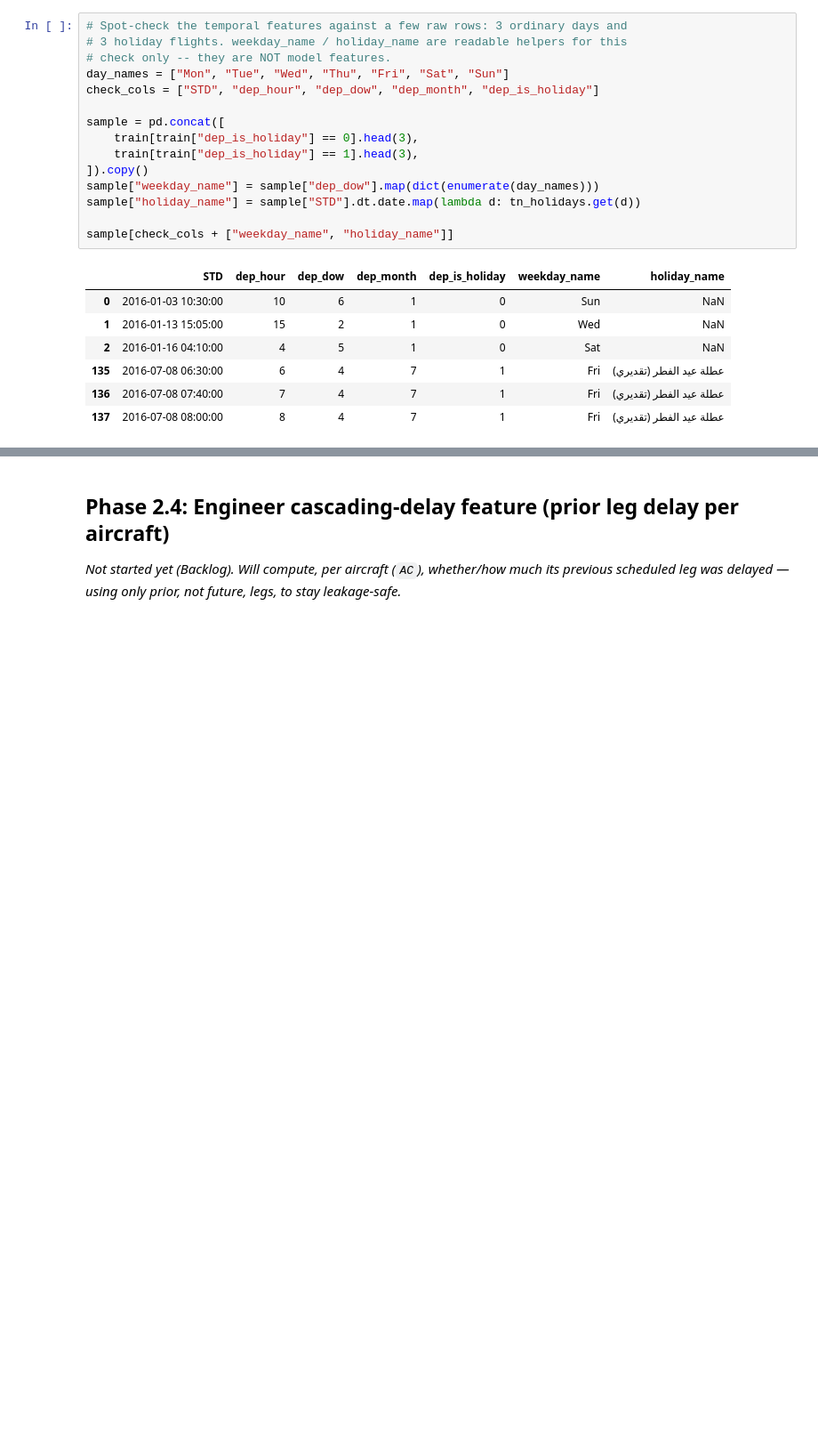
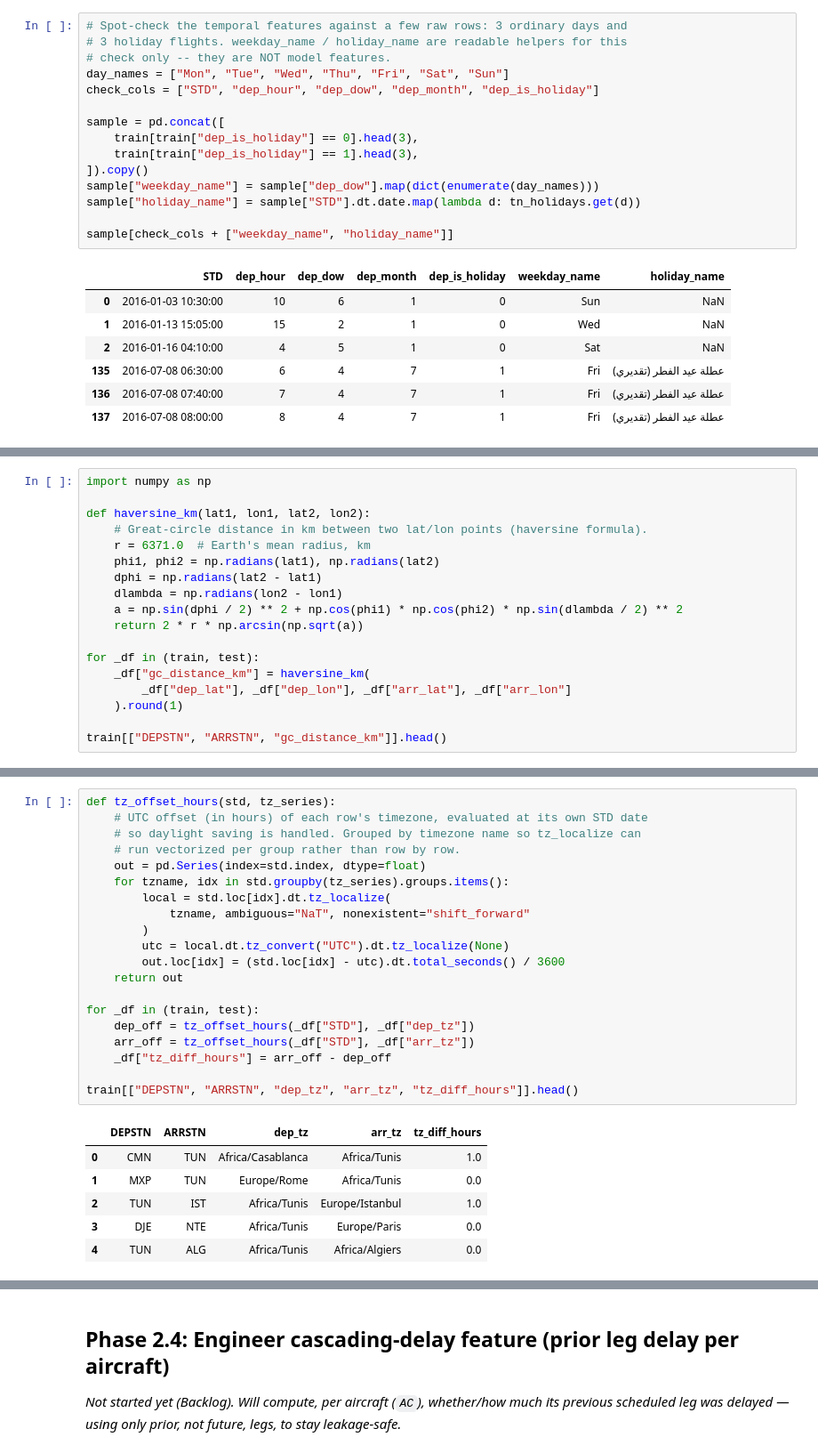
Before and after one commit to AlexDeWilde/0721-ds-ml-project-template, a Jupyter notebook: 04_flight_delay_eda_modeling.ipynb, the cells around one changed output, grey strips where cells are left out. Shown at 89% size. Cells and saved outputs as stored; diff of their text form; blank space fills up the shorter version.

```diff
--- a/04_flight_delay_eda_modeling.ipynb
+++ b/04_flight_delay_eda_modeling.ipynb
@@ -717,0 +724,18 @@ sample[check_cols + ["weekday_name", "holiday_name"]]
+# %%
+import numpy as np
+
+def haversine_km(lat1, lon1, lat2, lon2):
+    # Great-circle distance in km between two lat/lon points (haversine formula).
+    r = 6371.0  # Earth's mean radius, km
+    phi1, phi2 = np.radians(lat1), np.radians(lat2)
+    dphi = np.radians(lat2 - lat1)
+    dlambda = np.radians(lon2 - lon1)
+    a = np.sin(dphi / 2) ** 2 + np.cos(phi1) * np.cos(phi2) * np.sin(dlambda / 2) ** 2
+    return 2 * r * np.arcsin(np.sqrt(a))
+
+for _df in (train, test):
+    _df["gc_distance_km"] = haversine_km(
+        _df["dep_lat"], _df["dep_lon"], _df["arr_lat"], _df["arr_lon"]
+    ).round(1)
+
+train[["DEPSTN", "ARRSTN", "gc_distance_km"]].head()
@@ -717,0 +755,27 @@ sample[check_cols + ["weekday_name", "holiday_name"]]
+# %%
+def tz_offset_hours(std, tz_series):
+    # UTC offset (in hours) of each row's timezone, evaluated at its own STD date
+    # so daylight saving is handled. Grouped by timezone name so tz_localize can
+    # run vectorized per group rather than row by row.
+    out = pd.Series(index=std.index, dtype=float)
+    for tzname, idx in std.groupby(tz_series).groups.items():
+        local = std.loc[idx].dt.tz_localize(
+            tzname, ambiguous="NaT", nonexistent="shift_forward"
+        )
+        utc = local.dt.tz_convert("UTC").dt.tz_localize(None)
+        out.loc[idx] = (std.loc[idx] - utc).dt.total_seconds() / 3600
+    return out
+
+for _df in (train, test):
+    dep_off = tz_offset_hours(_df["STD"], _df["dep_tz"])
+    arr_off = tz_offset_hours(_df["STD"], _df["arr_tz"])
+    _df["tz_diff_hours"] = arr_off - dep_off
+
+train[["DEPSTN", "ARRSTN", "dep_tz", "arr_tz", "tz_diff_hours"]].head()
+# %% [output]
+|  | DEPSTN | ARRSTN | dep_tz | arr_tz | tz_diff_hours |
+| 0 | CMN | TUN | Africa/Casablanca | Africa/Tunis | 1.0 |
+| 1 | MXP | TUN | Europe/Rome | Africa/Tunis | 0.0 |
+| 2 | TUN | IST | Africa/Tunis | Europe/Istanbul | 1.0 |
+| 3 | DJE | NTE | Africa/Tunis | Europe/Paris | 0.0 |
+| 4 | TUN | ALG | Africa/Tunis | Africa/Algiers | 0.0 |
```
Also changed, not shown: parts of 9 cells of this notebook.
